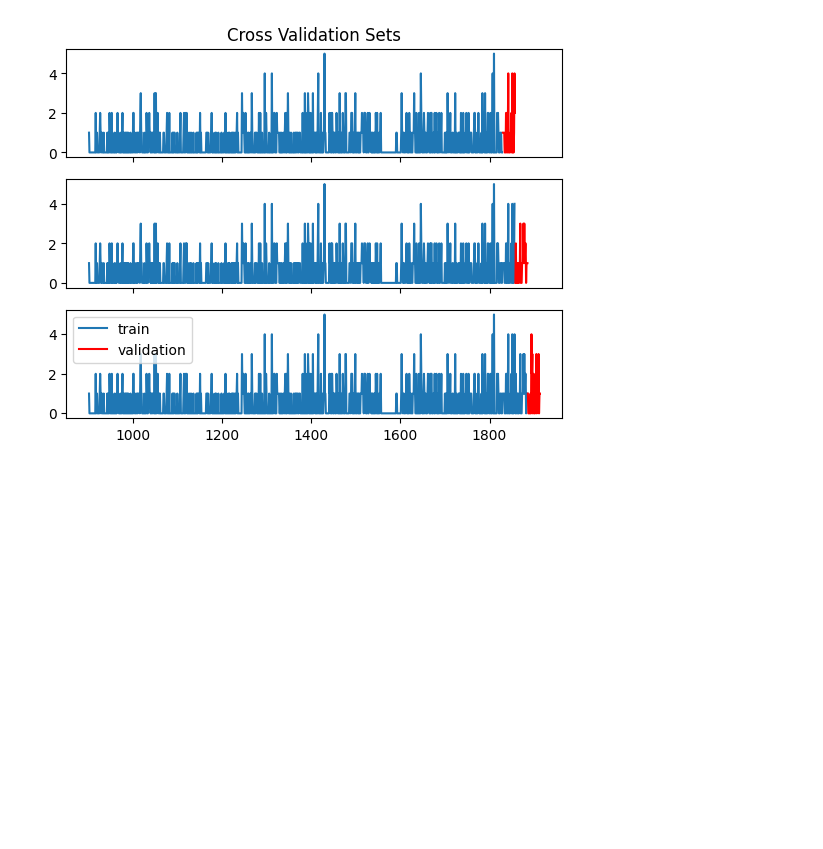
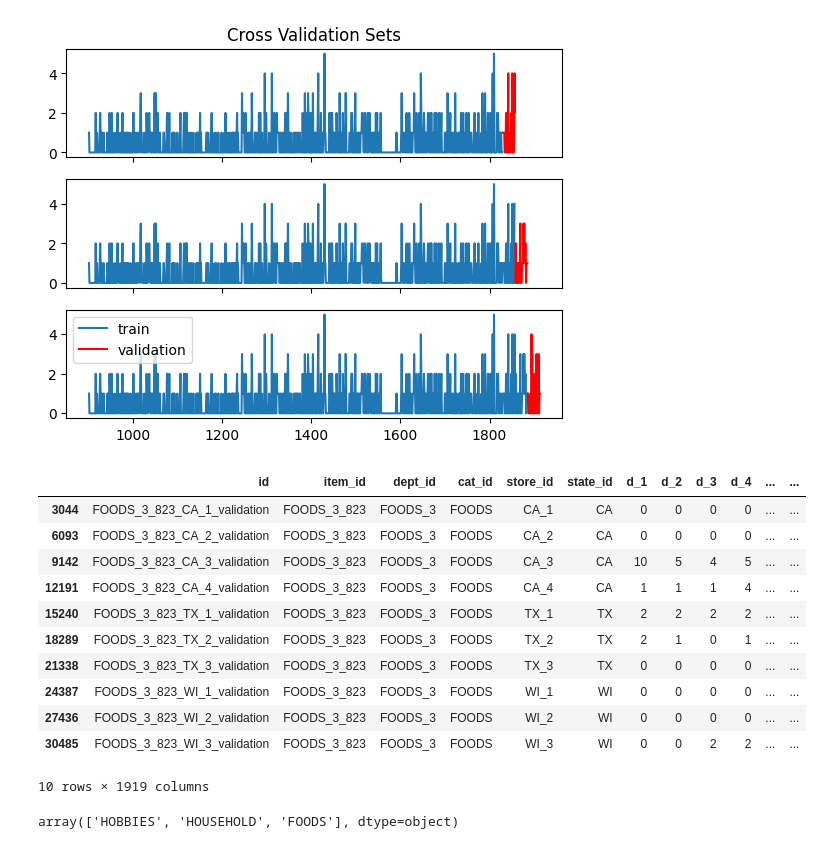
Before and after one commit to alanglk/KISA_ITSDA, a Jupyter notebook: TSF/time_series_forecasting.ipynb, the cells around one changed output. Cells and saved outputs as stored; diff of their text form; code cells hidden in the pictures; blank space fills up the shorter version.

```diff
--- a/TSF/time_series_forecasting.ipynb
+++ b/TSF/time_series_forecasting.ipynb
@@ -108,3 +108,22 @@ plt.legend()
 <matplotlib.legend.Legend at 0x...>
 <Figure size 640x480 with 0 Axes>
 [figure]
+# %%
+m5data.sales_train[m5data.sales_train['item_id'] == "FOODS_3_823"]
+# %% [output]
+|  | id | item_id | dept_id | cat_id | store_id | state_id | d_1 | d_2 | d_3 | d_4 | ... | ... |
+| 3044 | FOODS_3_823_CA_1_validation | FOODS_3_823 | FOODS_3 | FOODS | CA_1 | CA | 0 | 0 | 0 | 0 | ... | ... |
+| 6093 | FOODS_3_823_CA_2_validation | FOODS_3_823 | FOODS_3 | FOODS | CA_2 | CA | 0 | 0 | 0 | 0 | ... | ... |
+| 9142 | FOODS_3_823_CA_3_validation | FOODS_3_823 | FOODS_3 | FOODS | CA_3 | CA | 10 | 5 | 4 | 5 | ... | ... |
+| 12191 | FOODS_3_823_CA_4_validation | FOODS_3_823 | FOODS_3 | FOODS | CA_4 | CA | 1 | 1 | 1 | 4 | ... | ... |
+| 15240 | FOODS_3_823_TX_1_validation | FOODS_3_823 | FOODS_3 | FOODS | TX_1 | TX | 2 | 2 | 2 | 2 | ... | ... |
+| 18289 | FOODS_3_823_TX_2_validation | FOODS_3_823 | FOODS_3 | FOODS | TX_2 | TX | 2 | 1 | 0 | 1 | ... | ... |
+| 21338 | FOODS_3_823_TX_3_validation | FOODS_3_823 | FOODS_3 | FOODS | TX_3 | TX | 0 | 0 | 0 | 0 | ... | ... |
+| 24387 | FOODS_3_823_WI_1_validation | FOODS_3_823 | FOODS_3 | FOODS | WI_1 | WI | 0 | 0 | 0 | 0 | ... | ... |
+| 27436 | FOODS_3_823_WI_2_validation | FOODS_3_823 | FOODS_3 | FOODS | WI_2 | WI | 0 | 0 | 0 | 0 | ... | ... |
+| 30485 | FOODS_3_823_WI_3_validation | FOODS_3_823 | FOODS_3 | FOODS | WI_3 | WI | 0 | 0 | 2 | 2 | ... | ... |
+10 rows × 1919 columns
+# %%
+m5data.sales_train['cat_id'].unique()
+# %% [output]
+array(['HOBBIES', 'HOUSEHOLD', 'FOODS'], dtype=object)
```
Also changed, not shown: 8 other files.
